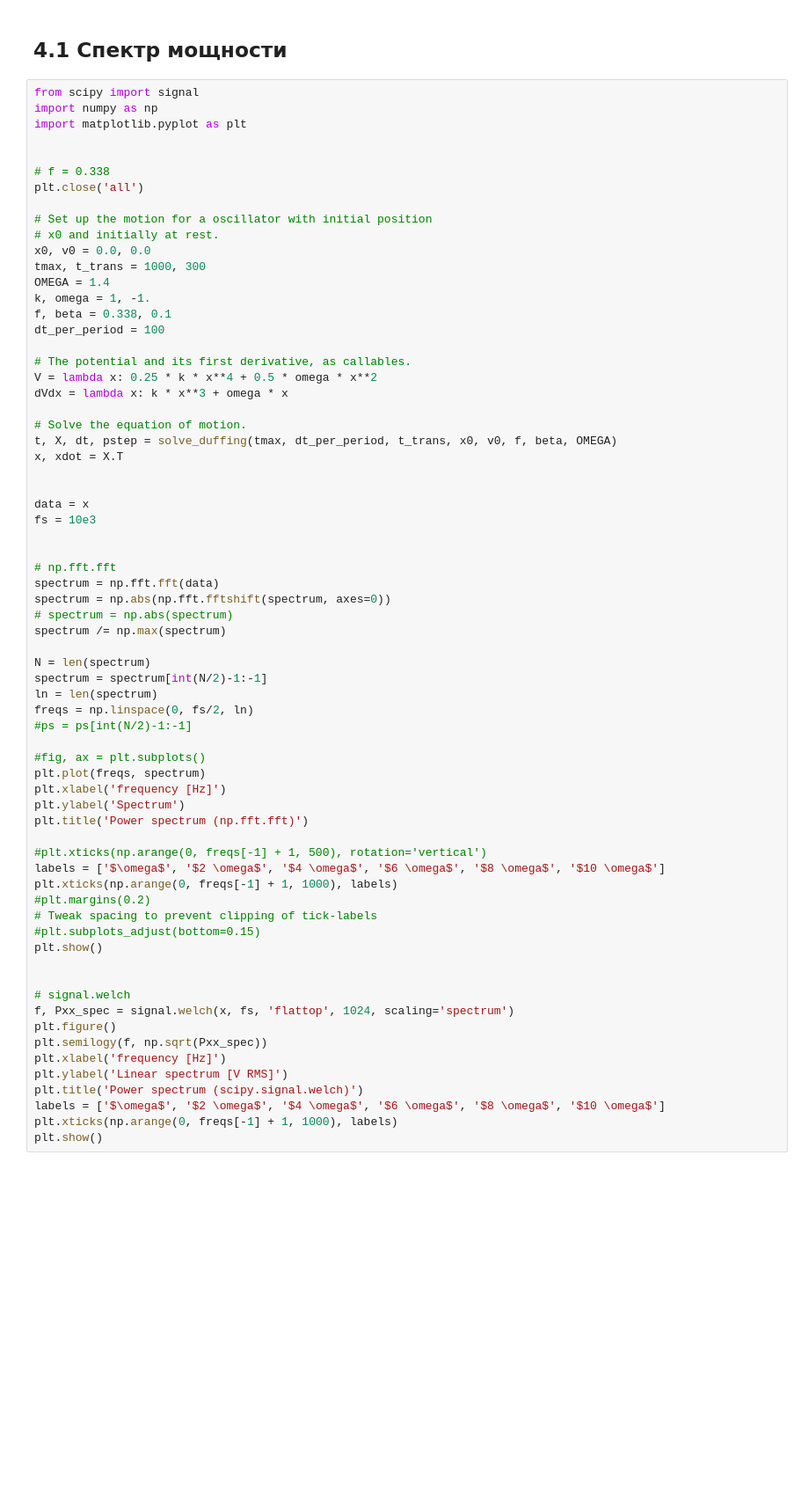
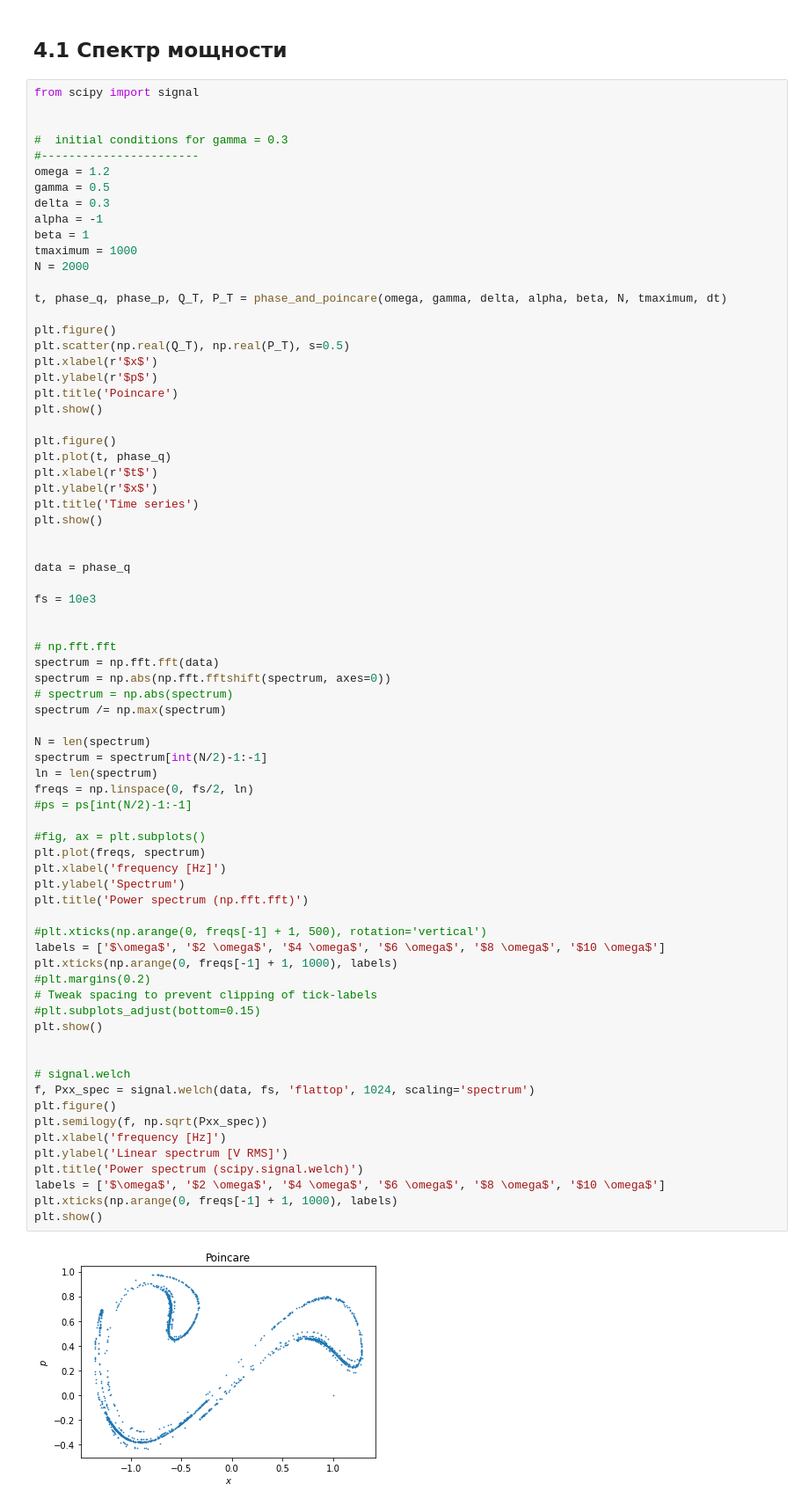
Before and after one commit to propellermint/Dynamic-chaos-in-the-kicked-photon-qubit-atom, a Jupyter notebook: duffing oscillator 4.ipynb, the cells around one changed output. Shown at 88% size. Drawn from its saved outputs; the diff is of its cells as text; blank space fills up the shorter version.

Commit message:
updates for duffing oscillator

```diff
--- a/duffing oscillator 4.ipynb
+++ b/duffing oscillator 4.ipynb
@@ -992,32 +947,37 @@ plt.show()
 ## 4.1 Спектр мощности
 # %%
 from scipy import signal
-import numpy as np
-import matplotlib.pyplot as plt
 
 
-# f = 0.338
-plt.close('all')
+#  initial conditions for gamma = 0.3
+#-----------------------
+omega = 1.2
+gamma = 0.5
+delta = 0.3
+alpha = -1
+beta = 1
+tmaximum = 1000
+N = 2000
 
-# Set up the motion for a oscillator with initial position
-# x0 and initially at rest.
-x0, v0 = 0.0, 0.0
-tmax, t_trans = 1000, 300
-OMEGA = 1.4
-k, omega = 1, -1.
-f, beta = 0.338, 0.1
-dt_per_period = 100
+t, phase_q, phase_p, Q_T, P_T = phase_and_poincare(omega, gamma, delta, alpha, beta, N, tmaximum, dt)
 
-# The potential and its first derivative, as callables.
-V = lambda x: 0.25 * k * x**4 + 0.5 * omega * x**2
-dVdx = lambda x: k * x**3 + omega * x
+plt.figure()
+plt.scatter(np.real(Q_T), np.real(P_T), s=0.5)
+plt.xlabel(r'$x$')
+plt.ylabel(r'$p$')
+plt.title('Poincare')
+plt.show()
 
-# Solve the equation of motion.
-t, X, dt, pstep = solve_duffing(tmax, dt_per_period, t_trans, x0, v0, f, beta, OMEGA)
-x, xdot = X.T
+plt.figure()
+plt.plot(t, phase_q)
+plt.xlabel(r'$t$')
+plt.ylabel(r'$x$')
+plt.title('Time series')
+plt.show()
 
 
-data = x
+data = phase_q
+
 fs = 10e3
 
 
@@ -1030,31 +990,33 @@ spectrum /= np.max(spectrum)
 N = len(spectrum)
 spectrum = spectrum[int(N/2)-1:-1]
 ln = len(spectrum)
 freqs = np.linspace(0, fs/2, ln)
 #ps = ps[int(N/2)-1:-1]
 
 #fig, ax = plt.subplots()
 plt.plot(freqs, spectrum)
 plt.xlabel('frequency [Hz]')
 plt.ylabel('Spectrum')
 plt.title('Power spectrum (np.fft.fft)')
 
 #plt.xticks(np.arange(0, freqs[-1] + 1, 500), rotation='vertical')
 labels = ['$\omega$', '$2 \omega$', '$4 \omega$', '$6 \omega$', '$8 \omega$', '$10 \omega$']
 plt.xticks(np.arange(0, freqs[-1] + 1, 1000), labels)
 #plt.margins(0.2)
 # Tweak spacing to prevent clipping of tick-labels
 #plt.subplots_adjust(bottom=0.15)
 plt.show()
 
 
 # signal.welch
-f, Pxx_spec = signal.welch(x, fs, 'flattop', 1024, scaling='spectrum')
+f, Pxx_spec = signal.welch(data, fs, 'flattop', 1024, scaling='spectrum')
 plt.figure()
 plt.semilogy(f, np.sqrt(Pxx_spec))
 plt.xlabel('frequency [Hz]')
 plt.ylabel('Linear spectrum [V RMS]')
 plt.title('Power spectrum (scipy.signal.welch)')
 labels = ['$\omega$', '$2 \omega$', '$4 \omega$', '$6 \omega$', '$8 \omega$', '$10 \omega$']
 plt.xticks(np.arange(0, freqs[-1] + 1, 1000), labels)
 plt.show()
+# %% [output]
+[figure, added]
```
Also changed, not shown: parts of 16 cells of this notebook, 4 other files.
